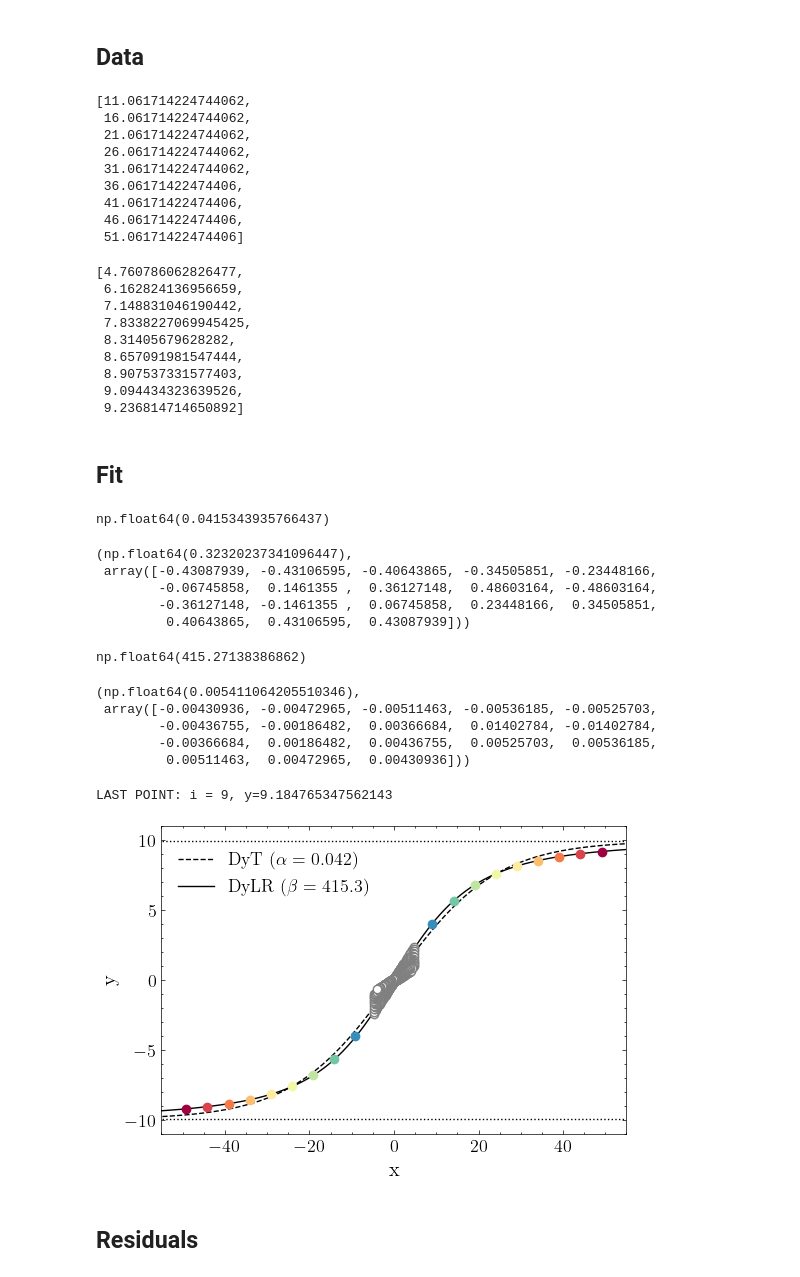
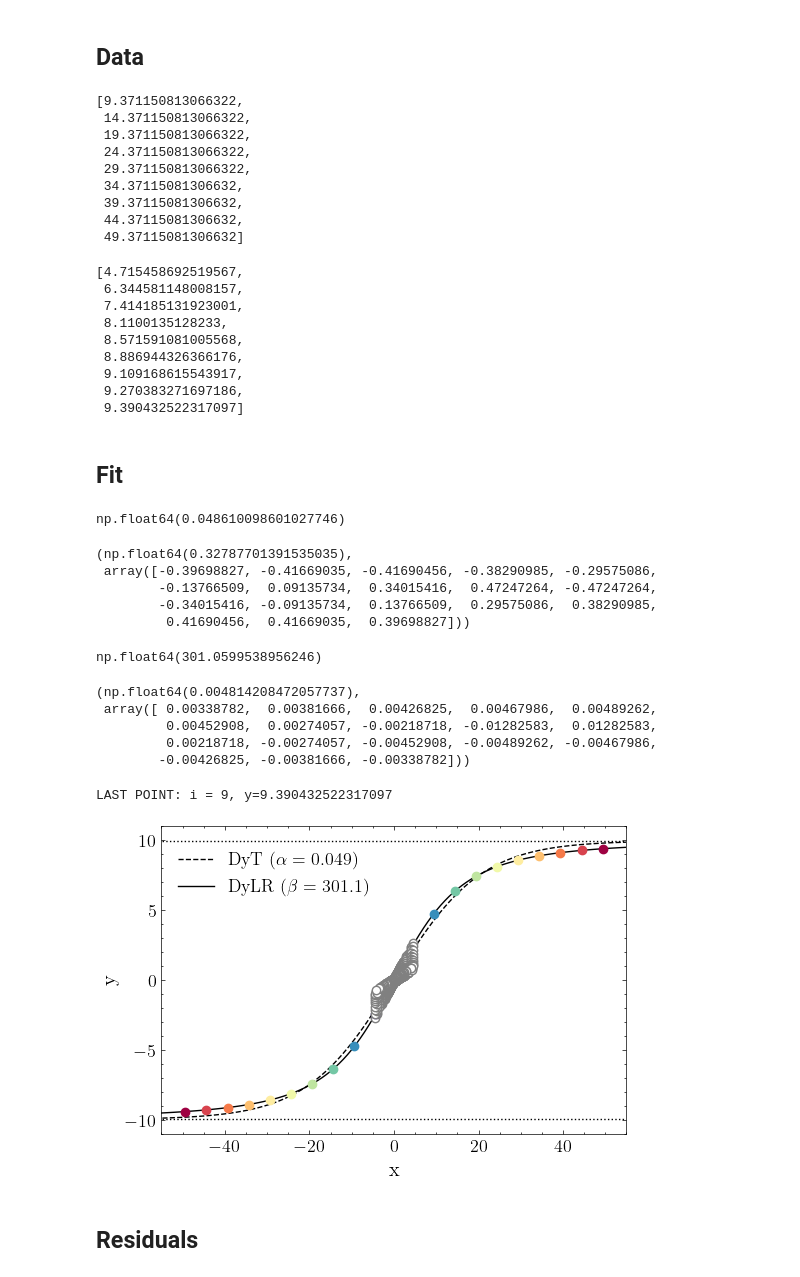
Before and after one commit to flxst/dynamic-activation-functions, a Jupyter notebook: experiments.ipynb, the cells around one changed output. Cells and saved outputs as stored; diff of their text form; code cells hidden in the pictures.

Commit message:
correct sampling and colors in residual plot

```diff
--- a/experiments.ipynb
+++ b/experiments.ipynb
@@ -136,7 +136,6 @@ NOTE: THIS IS FOR MU=0!
 # %% [markdown]
 # SIMULATION
 # %%
-CLR = COLOR[:-3]
 CLR = [cmap[i] for i in range(len(cmap))]
 CLR
 # %% [output]
@@ -157,7 +159,8 @@ C = [100] * len(MU)
 # %%
-def plot(nr_steps=0, plot_functions: bool = False, plot_symmetric: bool = False, legend_steps: bool = True, savefig: bool = False, alpha=None, beta=None):
-    x = [sample_x(mu=_mu, sigma=_sigma, C=_C) for _mu, _sigma, _C in zip(MU, SIGMA, C)]
-    y_ln = [ln(elem) for elem in x]
+def plot(x_input, y_ln_input, nr_steps=0, plot_functions: bool = False, plot_symmetric: bool = False, legend_steps: bool = True, savefig: bool = False, alpha=None, beta=None):
+
+    x = x_input.copy()
+    y_ln = y_ln_input.copy()
 
     for i in range(nr_steps):
         x.append(x[0].copy())
@@ -281,5 +284,5 @@ _ = plot(nr_steps=3, savefig=True)
 # %% [raw]
 _ = plot(nr_steps=4, savefig=True)
 # %%
-outliers = plot(nr_steps=9, savefig=True, plot_functions=False)
+outliers = plot(x, y_ln, nr_steps=9, savefig=True, plot_functions=False)
 # %% [output]
@@ -292,27 +295,27 @@ LAST POINT: i = 9, y=9.236814714650892
 # %%
 outliers['x']
 # %% [output]
-[11.061714224744062,
- 16.061714224744062,
- 21.061714224744062,
- 26.061714224744062,
- 31.061714224744062,
- 36.06171422474406,
- 41.06171422474406,
- 46.06171422474406,
- 51.06171422474406]
+[9.371150813066322,
+ 14.371150813066322,
+ 19.371150813066322,
+ 24.371150813066322,
+ 29.371150813066322,
+ 34.37115081306632,
+ 39.37115081306632,
+ 44.37115081306632,
+ 49.37115081306632]
 # %%
 outliers['y']
 # %% [output]
-[4.760786062826477,
- 6.162824136956659,
- 7.148831046190442,
- 7.8338227069945425,
- 8.31405679628282,
- 8.657091981547444,
- 8.907537331577403,
- 9.094434323639526,
- 9.236814714650892]
+[4.715458692519567,
+ 6.344581148008157,
+ 7.414185131923001,
+ 8.1100135128233,
+ 8.571591081005568,
+ 8.886944326366176,
+ 9.109168615543917,
+ 9.270383271697186,
+ 9.390432522317097]
 # %%
 # symmetric data
 data = {
@@ -340,36 +343,36 @@ popt, _, infodict, mesg, ier = curve_fit(fit_dyt, data['x'], data['y'], full_out
 alpha = popt[0]
 alpha
 # %% [output]
-np.float64(0.0415343935766437)
+np.float64(0.048610098601027746)
 # %%
 mean_abs_residual['dyt'], residuals['dyt'] = get_mean_abs_residual(infodict)
 mean_abs_residual['dyt'], residuals['dyt']
 # %% [output]
-(np.float64(0.32320237341096447),
- array([-0.43087939, -0.43106595, -0.40643865, -0.34505851, -0.23448166,
-        -0.06745858,  0.1461355 ,  0.36127148,  0.48603164, -0.48603164,
-        -0.36127148, -0.1461355 ,  0.06745858,  0.23448166,  0.34505851,
-         0.40643865,  0.43106595,  0.43087939]))
+(np.float64(0.32787701391535035),
+ array([-0.39698827, -0.41669035, -0.41690456, -0.38290985, -0.29575086,
+        -0.13766509,  0.09135734,  0.34015416,  0.47247264, -0.47247264,
+        -0.34015416, -0.09135734,  0.13766509,  0.29575086,  0.38290985,
+         0.41690456,  0.41669035,  0.39698827]))
 # %%
 popt, _, infodict, mesg, ier = curve_fit(fit_dylr, data['x'], data['y'], full_output=True, p0=[800]) # , bounds=(0, 1000))
 beta = popt[0]
 beta
 # %% [output]
-np.float64(415.27138386862)
+np.float64(301.0599538956246)
 # %%
 mean_abs_residual['dylr'], residuals['dylr'] = get_mean_abs_residual(infodict)
 mean_abs_residual['dylr'], residuals['dylr']
 # %% [output]
-(np.float64(0.005411064205510346),
- array([-0.00430936, -0.00472965, -0.00511463, -0.00536185, -0.00525703,
-        -0.00436755, -0.00186482,  0.00366684,  0.01402784, -0.01402784,
-        -0.00366684,  0.00186482,  0.00436755,  0.00525703,  0.00536185,
-         0.00511463,  0.00472965,  0.00430936]))
+(np.float64(0.004814208472057737),
+ array([ 0.00338782,  0.00381666,  0.00426825,  0.00467986,  0.00489262,
+         0.00452908,  0.00274057, -0.00218718, -0.01282583,  0.01282583,
+         0.00218718, -0.00274057, -0.00452908, -0.00489262, -0.00467986,
+        -0.00426825, -0.00381666, -0.00338782]))
 # %%
-_ = plot(nr_steps=9, savefig=True, legend_steps=False, plot_functions=True, plot_symmetric=True, alpha=alpha, beta=beta)
+_ = plot(x, y_ln, nr_steps=9, savefig=True, legend_steps=False, plot_functions=True, plot_symmetric=True, alpha=alpha, beta=beta)
 # %% [output]
-LAST POINT: i = 9, y=9.184765347562143
+LAST POINT: i = 9, y=9.390432522317097
-[figure, old version]
+[figure, new version]
 # %% [markdown]
 ## Residuals
 # %%
```
Also changed, not shown: parts of 7 cells of this notebook, 5 other files.
